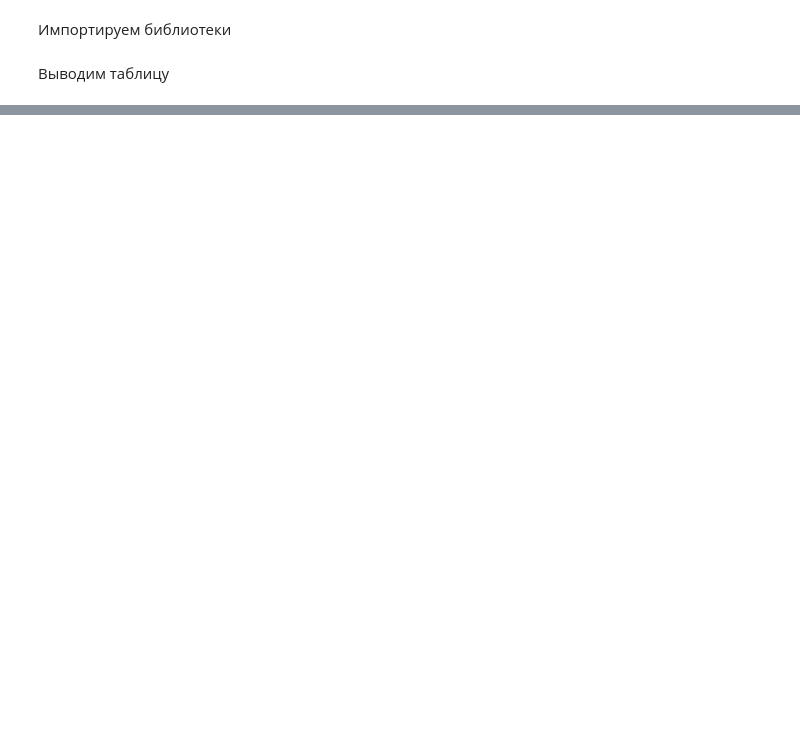
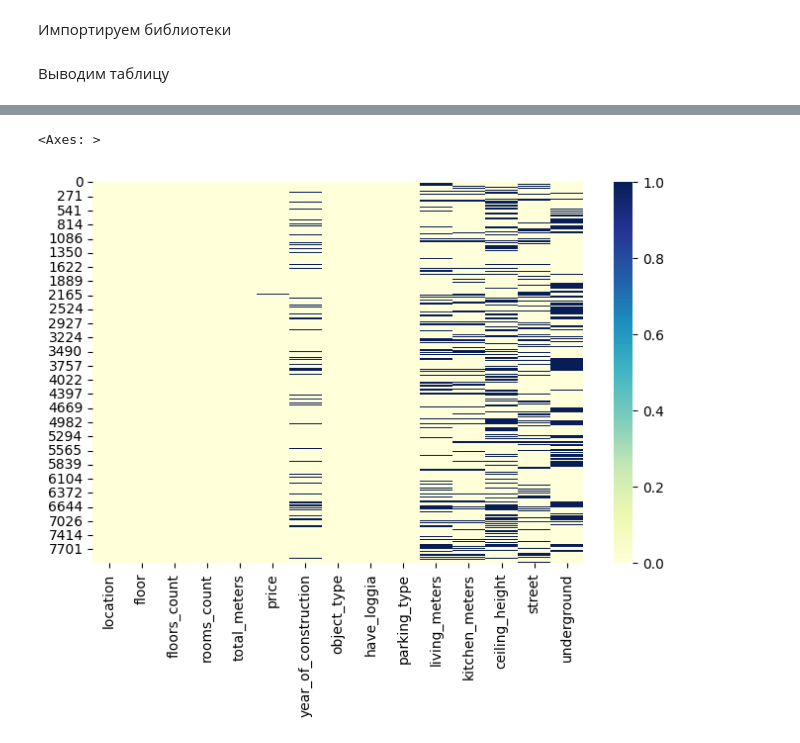
Before and after one commit to Tema13379/cian_progect, a Jupyter notebook: home.ipynb, the cells around one changed output, grey strips where cells are left out. Saved outputs shown, nothing was run; the diff lists cells and outputs as text; code cells hidden in the pictures; blank space fills up the shorter version.

```diff
--- a/home.ipynb
+++ b/home.ipynb
@@ -227,0 +168,6 @@ plt.show()
+# %%
+plt.figure(figsize=(8, 5))
+sns.heatmap(df.isnull(), cmap='YlGnBu')
+# %% [output]
+<Axes: >
+[figure, added]
```
Also changed, not shown: parts of 120 cells of this notebook.
